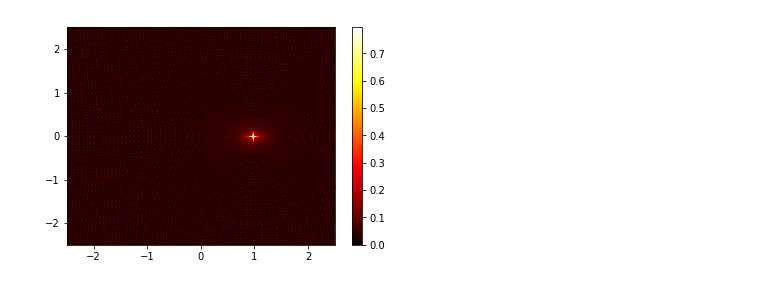
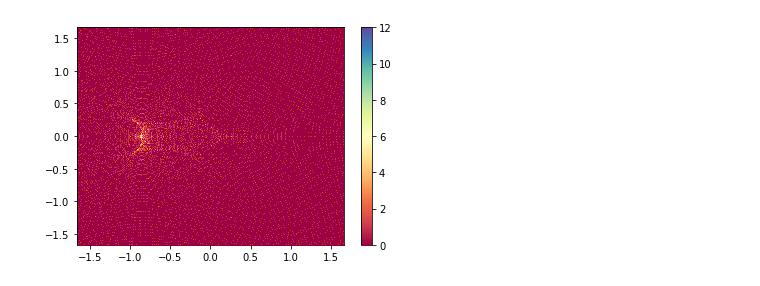
Before and after one commit to baklanovp/GravLens, a Jupyter notebook: GravityLensing.ipynb, the cells around one changed output. Saved outputs shown, nothing was run; the diff lists cells and outputs as text; code cells hidden in the pictures.

```diff
--- a/GravityLensing.ipynb
+++ b/GravityLensing.ipynb
@@ -6,18 +6,15 @@ import matplotlib.pyplot as plt
 
 from tkinter import *
 from math import *
-
+import random
 
 objectx=[]
 objecty=[]
 
 
-NUMNUM=700
+NUMNUM=300
 numberline=NUMNUM
 numberpoint=NUMNUM
-
-gamma=0.07
-kappac=0.0
 
 pix=5
 
@@ -41,8 +38,8 @@ for ln in range(numberline):
 #-------double lense------#
 
 lensposx=[0.920, -0.920]
-lensposy=[0.00001, 0.00001]
-m=[0.2, 2]
+lensposy=[0.0001, 0.0001]
+m=[0.2, 2, 1]
 #--------********---------#
 
 #-------single lense------#
@@ -72,7 +69,7 @@ vecsumx=[]
 vecsumy=[]
 
 for objects in range(len(objectx)):
-    for lens in range(len(lensposx)-1):
+    for lens in range(len(lensposx)):
 
         vecx=(lensposx[lens]-objectx[objects])/mvec((lensposx[lens]-objectx[objects]),(lensposy[lens]-objecty[objects]))*theta(m[lens], mvec((lensposx[lens]-objectx[objects]),(lensposy[lens]-objecty[objects])))
         vecy=(lensposy[lens]-objecty[objects])/mvec((lensposx[lens]-objectx[objects]),(lensposy[lens]-objecty[objects]))*theta(m[lens], mvec((lensposx[lens]-objectx[objects]),(lensposy[lens]-objecty[objects])))
@@ -81,8 +78,8 @@ for objects in range(len(objectx)):
         vsumy=vsumy+vecy
 
 
-    vecsumx.append(vsumx+objectx[objects]-kappac*objectx[objects]+gamma*objectx[objects])
-    vecsumy.append(vsumy+objecty[objects]-kappac*objecty[objects]-gamma*objecty[objects])
+    vecsumx.append(vsumx+objectx[objects])
+    vecsumy.append(vsumy+objecty[objects])
     #print(vsumx+objectx[objects], vsumy+objecty[objects])
 
     vsumx=0.0
@@ -92,20 +119,20 @@ for objects in range(len(objectx)):
 # %%
-N_bins = 250
+N_bins = 380
 
-pixh=pix/2
+pixh=pix/3
 x=vecsumx
 y=vecsumy
 #plt.figure(figsize=(7, 5))
 
-plt.hist2d(x, y, bins=N_bins, range=[[-pixh, pixh], [-pixh, pixh]] , normed=True, cmap='hot')
-#plt.hist2d(x, y, bins=N_bins, range=[[-pixh, pixh], [-pixh, pixh]] , density=False, cmap='Spectral')
+#plt.hist2d(x, y, bins=N_bins, range=[[-pixh, pixh], [-pixh, pixh]] , normed=True, cmap='hot')
+plt.hist2d(x, y, bins=N_bins, range=[[-pixh, pixh], [-pixh, pixh]] , density=False, cmap='Spectral')
 #plt.hist2d(x, y, bins=N_bins, range=[[-pixh, pixh], [-pixh, pixh]] , normed=False, cmap='coolwarm')
 #plt.hist2d(x, y, bins=N_bins, range=[[-pixh, pixh], [-pixh, pixh]] , normed=True, cmap='rainbow')
 #plt.hist2d(x, y, bins=N_bins, range=[[-pixh, pixh], [-pixh, pixh]], normed=False, cmap='plasma')
 cb = plt.colorbar()
 #cb.set_label('Number of entries')
 # %% [output]
-[figure, old version]
+[figure, new version]
 # %%
 fil = open('INPUT')
 lc = fil.readlines()
```
Also changed, not shown: parts of 7 cells of this notebook, 3 other files.
